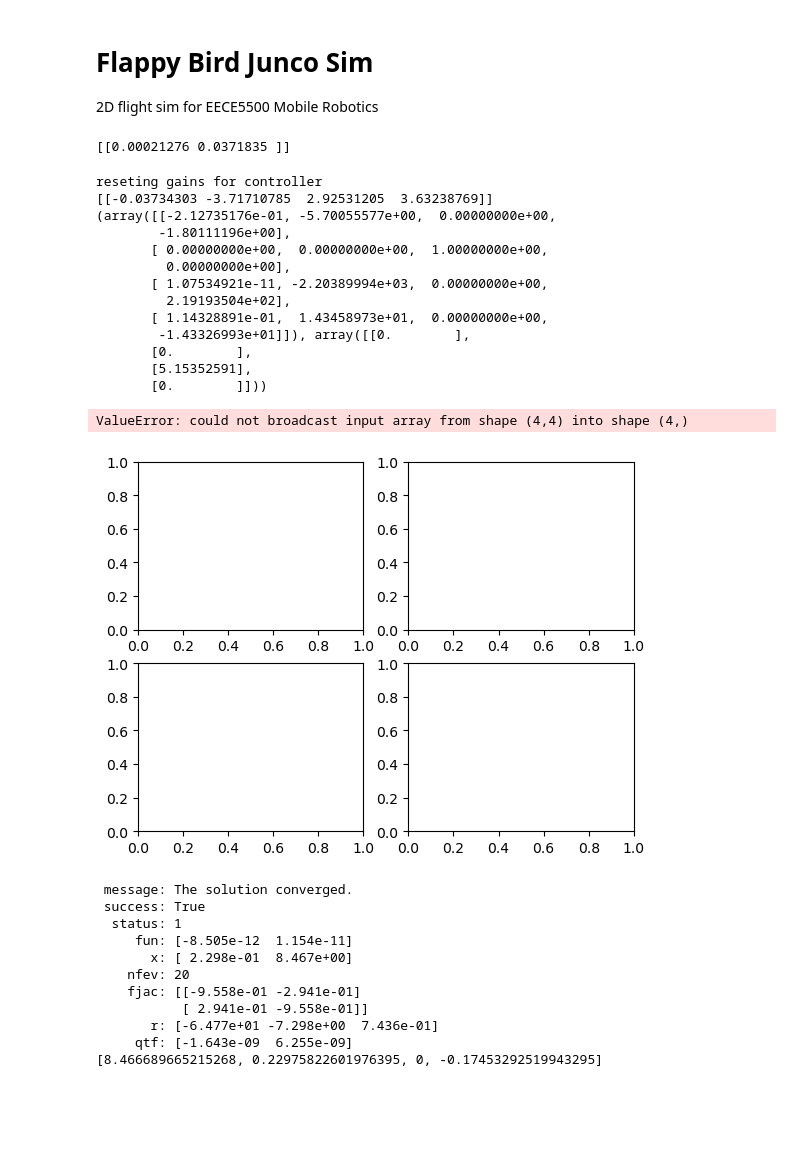
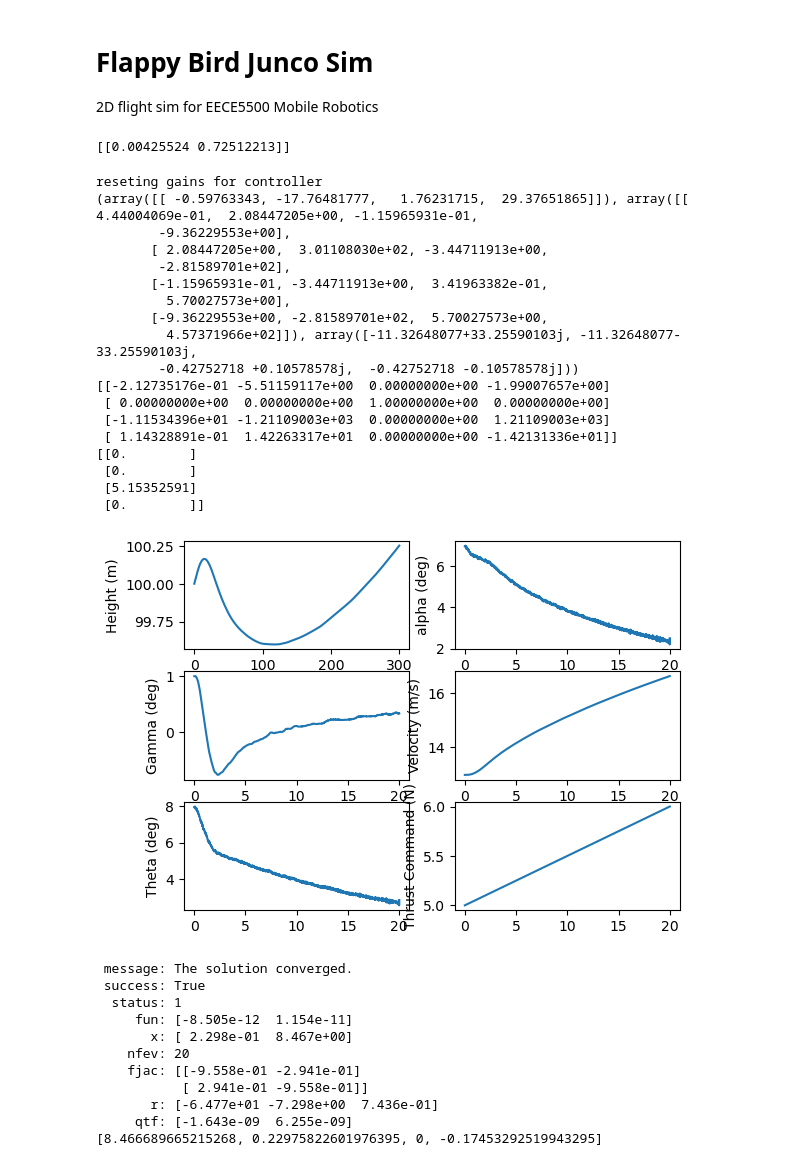
Before and after one commit to Tsmorz/project-junco, a Jupyter notebook: flappy_sim.ipynb, the cells around one changed output. Drawn from its saved outputs; the diff is of its cells as text; code cells hidden in the pictures; blank space fills up the shorter version.

```diff
--- a/flappy_sim.ipynb
+++ b/flappy_sim.ipynb
@@ -45,7 +45,7 @@ class Drone():
     ANom = np.array([[0, 1], [Cm_alpha*qNom*S/Iyy, Cm_alpha_dot*qNom*S/Iyy]])
     BNom = np.array([[0], [qNom*Cm_delta_e*S]])
     Q =  np.array([[1, 0], [0, 10]])
-    R =  np.array([[10]])
+    R =  np.array([[0.5]])
     Kgain = control.lqr(ANom, BNom, Q, R)[0]
     print(Kgain)
 
@@ -53,7 +53,7 @@ class Drone():
 
     Qestimation = np.eye(4)/100
     Pestimation = Qestimation
-    Restimation = np.array([[1, 0], [0, (0.5/180*np.pi)**2]])
+    Restimation = np.array([[1, 0], [0, (0.5/180*np.pi)**2]])/1000
     stateEstimate = np.array([0.0,0.0,0.0,0.0])
     def __init__(self):
         self.x_thres = 10000
@@ -148,7 +148,9 @@ class Drone():
         pDpthetaDot = 0
         pDpgamma = -2*self.K*q*self.S*(self.Cl_alpha+self.Cl_alpha**2*alpha)
         pMpv = self.rhoNom*v*self.S*Cm
+        pMptheta = q*self.S*self.Cm_alpha
         pMpthetaDot = 0
+        pMpgamma = -q*self.S*self.Cm_alpha
         pLpv = self.rhoNom*v*self.S*Cl
         pLptheta = q*self.Cl_alpha
         pLpthetaDot = 0
@@ -157,8 +159,6 @@ class Drone():
         #out of order entries
         pf4ptheta = (pLptheta + self.thrust_stale*np.cos(alpha))/(self.m*v)
         pf4pgamma = (pLpgamma/self.m +self.g*np.sin(gamma)-self.thrust_stale/self.m*np.cos(alpha))/v
-        pMptheta = q*self.S*(self.Cm_alpha+ self.Cm_alpha_dot*pf4ptheta)
-        pMpgamma = -q*self.S*(self.Cm_alpha+self.Cm_alpha_dot*(pf4pgamma))
 
         #Partial derivatives of nonlinear map with respect to tstate
         pf1pv = - 1/self.m*pDpv
@@ -191,8 +191,6 @@ class Drone():
         H = np.array([[1,0,0,0],[0,1,0,0]])
 
         self.KFull = control.lqr(AFull, BFull, Qcontrol, Rcontrol)[0]
-        print("reseting gains for controller")
-        print(self.KFull)
     def EKF(self):
         v, theta, theta_dot, gamma = self.stateEstimate
         alpha = theta-gamma
@@ -217,8 +215,7 @@ class Drone():
         gamma_dot = (L - self.m*self.g*np.cos(gamma) +self.thrust_stale*np.sin(alpha)) / (self.m*v)
 
         AFull, BFull = self.calculateCTSABMatrix([v, theta, theta_dot, gamma])
-        print(F)
-        F = F*self.dt + np.eye(4)
+        F = AFull*self.dt + np.eye(4)
 
         #Observability
         h = np.array([[self.state[2]],[self.state[3]]])
@@ -344,52 +341,59 @@ class Drone():
     def close(self):
         pass
 # %% [output]
-[[0.00021276 0.0371835 ]]
+[[0.00425524 0.72512213]]
 # %%
 env = Drone()
 state = env.reset()
-fig, axs = plt.subplots(2, 2)
+fig, axs = plt.subplots(3, 2)
 iterations = 2000
 trajx = np.zeros(iterations)
 trajz = np.zeros(iterations)
 trajv = np.zeros(iterations)
 trajtheta = np.zeros(iterations)
 trajthetaDot = np.zeros(iterations)
 trajgamma = np.zeros(iterations)
 trajt = np.zeros(iterations)
+thrustCommand = np.zeros(iterations)+5+np.linspace(0,1,iterations)
 for iter in range(0, iterations):
-    thrustCommand = 5
-    action = [thrustCommand, env.coherentCommand(thrustCommand,1/180*np.pi)]
+    action = [thrustCommand[iter], env.coherentCommand(thrustCommand[iter],1/180*np.pi)]
     state, reward, done, _ = env.step(action)
     trajt[iter] = env.time
     trajx[iter], trajz[iter], trajv[iter], trajtheta[iter], trajthetaDot[iter], trajgamma[iter]   = state
 
 axs[0, 0].plot(trajx, trajz)
 axs[0, 0].set_ylabel("Height (m)")
 axs[0, 1].plot(trajt, (trajtheta-trajgamma)*180/np.pi)
 axs[0, 1].set_ylabel("alpha (deg)")
 axs[1, 0].plot(trajt, trajgamma*180/np.pi)
 axs[1, 0].set_ylabel("Gamma (deg)")
 axs[1, 1].plot(trajt, trajv)
 axs[1, 1].set_ylabel("Velocity (m/s)")
-
+axs[2, 0].plot(trajt, trajtheta*180/np.pi)
+axs[2, 0].set_ylabel("Theta (deg)")
+axs[2, 1].plot(trajt, thrustCommand)
+axs[2, 1].set_ylabel("Thrust Command (N)")
 fig.show()
 # %% [output]
 reseting gains for controller
-[[-0.03734303 -3.71710785  2.92531205  3.63238769]]
-(array([[-2.12735176e-01, -5.70055577e+00,  0.00000000e+00,
-        -1.80111196e+00],
-       [ 0.00000000e+00,  0.00000000e+00,  1.00000000e+00,
-         0.00000000e+00],
-       [ 1.07534921e-11, -2.20389994e+03,  0.00000000e+00,
-         2.19193504e+02],
-       [ 1.14328891e-01,  1.43458973e+01,  0.00000000e+00,
-        -1.43326993e+01]]), array([[0.        ],
-       [0.        ],
-       [5.15352591],
-       [0.        ]]))
+(array([[ -0.59763343, -17.76481777,   1.76231715,  29.37651865]]), array([[ 4.44004069e-01,  2.08447205e+00, -1.15965931e-01,
+        -9.36229553e+00],
+       [ 2.08447205e+00,  3.01108030e+02, -3.44711913e+00,
+        -2.81589701e+02],
+       [-1.15965931e-01, -3.44711913e+00,  3.41963382e-01,
+         5.70027573e+00],
+       [-9.36229553e+00, -2.81589701e+02,  5.70027573e+00,
+         4.57371966e+02]]), array([-11.32648077+33.25590103j, -11.32648077-33.25590103j,
+        -0.42752718 +0.10578578j,  -0.42752718 -0.10578578j]))
+[[-2.12735176e-01 -5.51159117e+00  0.00000000e+00 -1.99007657e+00]
+ [ 0.00000000e+00  0.00000000e+00  1.00000000e+00  0.00000000e+00]
+ [-1.11534396e+01 -1.21109003e+03  0.00000000e+00  1.21109003e+03]
+ [ 1.14328891e-01  1.42263317e+01  0.00000000e+00 -1.42131336e+01]]
+[[0.        ]
+ [0.        ]
+ [5.15352591]
+ [0.        ]]
-ValueError: could not broadcast input array from shape (4,4) into shape (4,)
-[figure, old version]
+[figure, new version]
 # %%
 env = Drone()
 print(env.coherentCommand(0,-10/180*np.pi))
```
